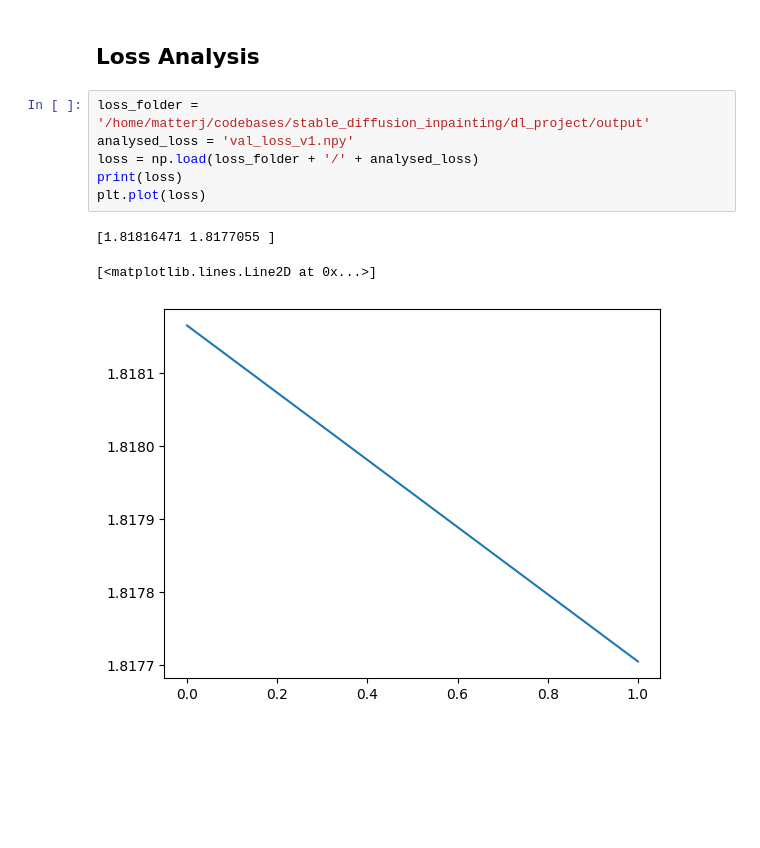
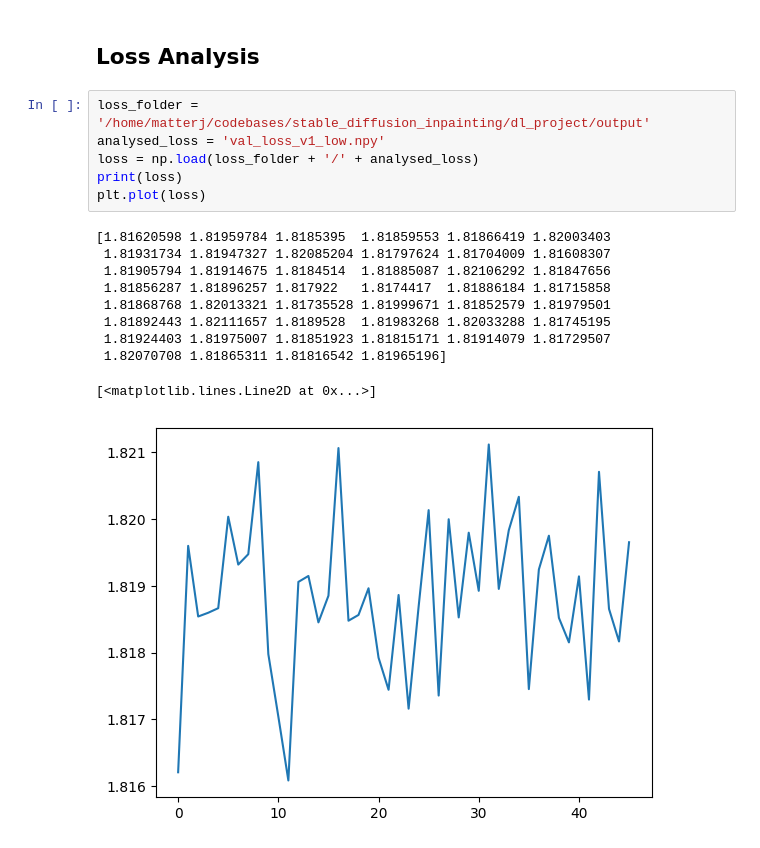
Before and after one commit to Jan-Matter/stable_diffusion_inpainting, a Jupyter notebook: dl_project/notebooks/training_analysis.ipynb, the cells around one changed output. Cells and saved outputs as stored; diff of their text form; blank space fills up the shorter version.

```diff
--- a/dl_project/notebooks/training_analysis.ipynb
+++ b/dl_project/notebooks/training_analysis.ipynb
@@ -5,11 +5,18 @@ import matplotlib.pyplot as plt
 ## Loss Analysis
 # %%
 loss_folder = '/home/matterj/codebases/stable_diffusion_inpainting/dl_project/output'
-analysed_loss = 'val_loss_v1.npy'
+analysed_loss = 'val_loss_v1_low.npy'
 loss = np.load(loss_folder + '/' + analysed_loss)
 print(loss)
 plt.plot(loss)
 # %% [output]
-[1.81816471 1.8177055 ]
+[1.81620598 1.81959784 1.8185395  1.81859553 1.81866419 1.82003403
+ 1.81931734 1.81947327 1.82085204 1.81797624 1.81704009 1.81608307
+ 1.81905794 1.81914675 1.8184514  1.81885087 1.82106292 1.81847656
+ 1.81856287 1.81896257 1.817922   1.8174417  1.81886184 1.81715858
+ 1.81868768 1.82013321 1.81735528 1.81999671 1.81852579 1.81979501
+ 1.81892443 1.82111657 1.8189528  1.81983268 1.82033288 1.81745195
+ 1.81924403 1.81975007 1.81851923 1.81815171 1.81914079 1.81729507
+ 1.82070708 1.81865311 1.81816542 1.81965196]
 [<matplotlib.lines.Line2D at 0x...>]
-[figure, old version]
+[figure, new version]
```
Also changed, not shown: 44 other files.
